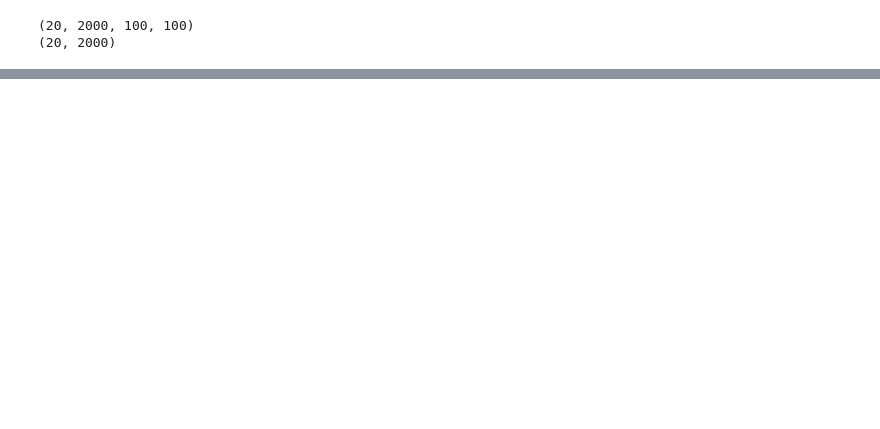
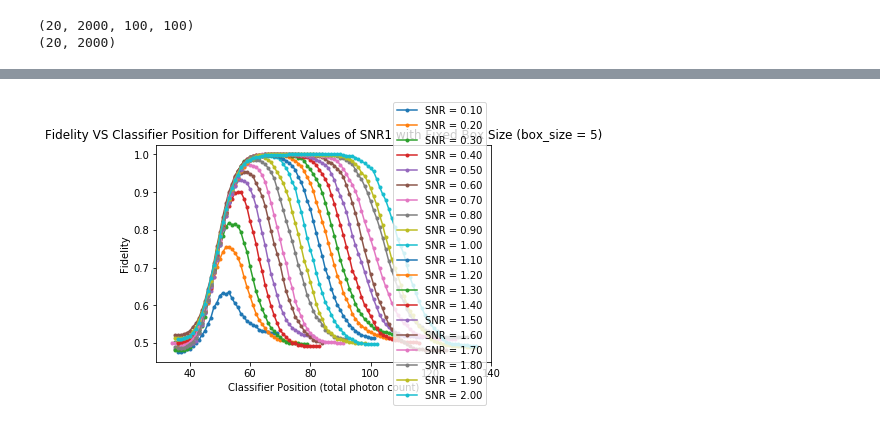
Before and after one commit to cliulinnaeus/AtomDetection, a Jupyter notebook: main.ipynb, the cells around one changed output, grey strips where cells are left out. Drawn from its saved outputs; the diff is of its cells as text; code cells hidden in the pictures; blank space fills up the shorter version.

Commit message:
varying box size and SNR

```diff
--- a/main.ipynb
+++ b/main.ipynb
@@ -165,0 +151,38 @@ print(clf.dy)
+# %%
+from sklearn.metrics import accuracy_score
+
+legends = []
+box_size = 5
+x0 = y0 = (img_size - box_size) // 2
+clf = detector(img_size, x0, y0, box_size, box_size)
+    # iterate through data_tr
+    # find the min and max box sum for all samples in a snr batch
+    # iterate through it, predict to get accuracy
+    # store accuracy, store thresh_pos
+    # plot
+for i in range(data_tr_for_different_snr.shape[0]):
+    data_tr = data_tr_for_different_snr[i]
+    labels_tr = labels_tr_for_different_snr[i]
+    sums = []
+    for d in data_tr:
+        box = d[x0:x0+box_size, y0:y0+box_size]
+        s = np.sum(box)
+        sums.append(s)
+    min_sum = int(np.min(sums))
+    max_sum = int(np.max(sums))
+    accuracies = []
+    thresh_pos = range(min_sum, max_sum+1)
+    for j in thresh_pos:
+        clf.thresh = j
+        labels_pred = clf.predict(data_tr)
+        accuracies.append(accuracy_score(labels_tr, labels_pred))
+    plt.plot(thresh_pos, accuracies, marker='.')
+    legends.append("SNR = {:0.2f}".format(SNR[i]))
+plt.xlabel("Classifier Position (total photon count)")
+plt.ylabel("Fidelity")
+plt.title("Fidelity VS Classifier Position for Different Values of SNR1 with Fixed Box Size (box_size = 5)")
+plt.legend(legends, loc='right')
+
+plt.show()
+# %% [output]
+[figure, added]
```
Also changed, not shown: parts of 18 cells of this notebook, 1 other file.
